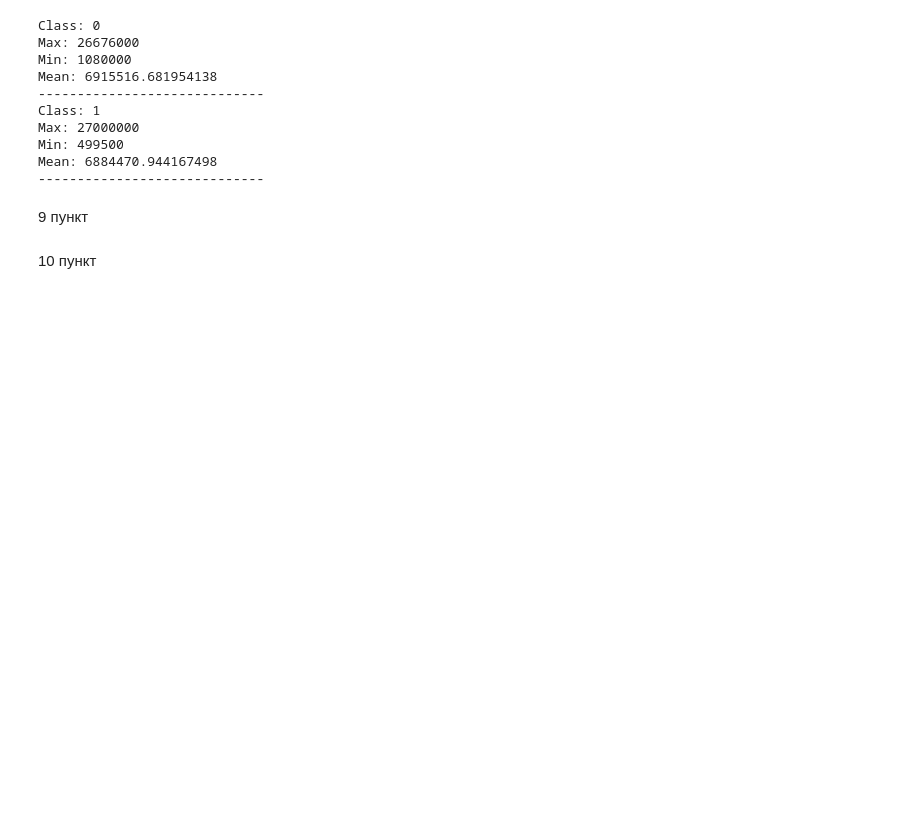
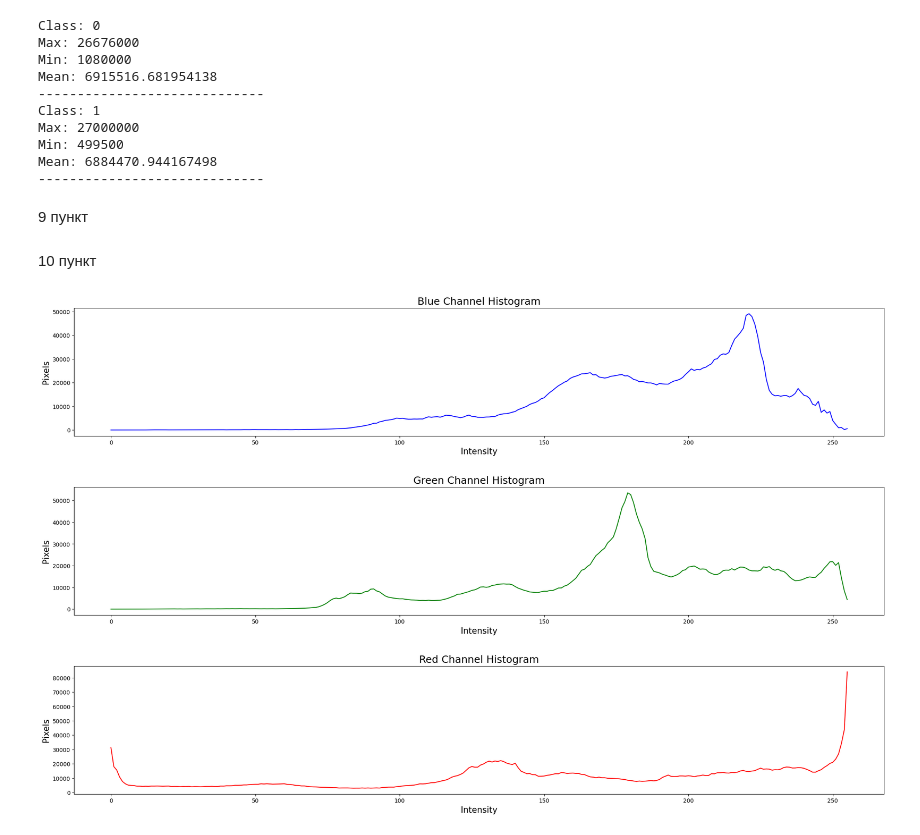
Before and after one commit to comandir26/Analysis, a Jupyter notebook: main.ipynb, the cells around one changed output. Cells and saved outputs as stored; diff of their text form; code cells hidden in the pictures; blank space fills up the shorter version.

```diff
--- a/main.ipynb
+++ b/main.ipynb
@@ -179,7 +182,7 @@ Mean: 6884470.944167498
 # %%
 def get_gists(data: pd.DataFrame, class_name: int) -> List[List[int]]:
     """
-    Возвращает 3 массива значений гистограммы по каждому каналу
+    Возвращает 3 массива значений гистограммы по каждому каналу(b, g, r)
     Parameters
     ----------
     data: pd.DataFrame
@@ -191,11 +194,42 @@ def get_gists(data: pd.DataFrame, class_name: int) -> List[List[int]]:
     list
     Массивы значений
     """
-    image = cv2.imread(data[data['Class'] == class_name]['AbsPath'][random.randint(0, 1002)])
+    class_data = split_class(data, class_name)
+    image = cv2.imread(class_data[class_data['Class'] == class_name]['AbsPath'][random.randint(0, 1002)])
     hists = []
-    for i in range(2):
+    for i in range(3):
         hist = cv2.calcHist([image], [i], None, [256], [0, 256])
         hists.append(hist)
     return hists
 # %% [markdown]
 10 пункт
+# %%
+hists = get_gists(df, 0)
+
+fig = plt.figure(figsize=(25, 15))
+plt.subplots_adjust(left=0.1, bottom=0.1, right=0.9, top=0.9, wspace=0.4, hspace=0.4)
+
+fig.add_subplot(3, 1, 1)
+plt.title('Blue Channel Histogram', fontsize = 18)
+plt.plot(hists[0], color = 'b')
+#plt.hist(hists[0], color='b')
+plt.xlabel('Intensity', fontsize = 15)
+plt.ylabel('Pixels', fontsize = 15)
+
+fig.add_subplot(3, 1, 2)
+plt.title('Green Channel Histogram', fontsize = 18)
+plt.plot(hists[1], color = 'g')
+#plt.hist(hists[1], color='g')
+plt.xlabel('Intensity', fontsize = 15)
+plt.ylabel('Pixels', fontsize = 15)
+
+fig.add_subplot(3, 1, 3)
+plt.title('Red Channel Histogram', fontsize = 18)
+plt.plot(hists[2], color = 'r')
+#plt.hist(hists[2], color='r')
+plt.xlabel('Intensity', fontsize = 15)
+plt.ylabel('Pixels', fontsize = 15)
+
+plt.show()
+# %% [output]
+[figure, added]
```
Also changed, not shown: parts of 5 cells of this notebook.
